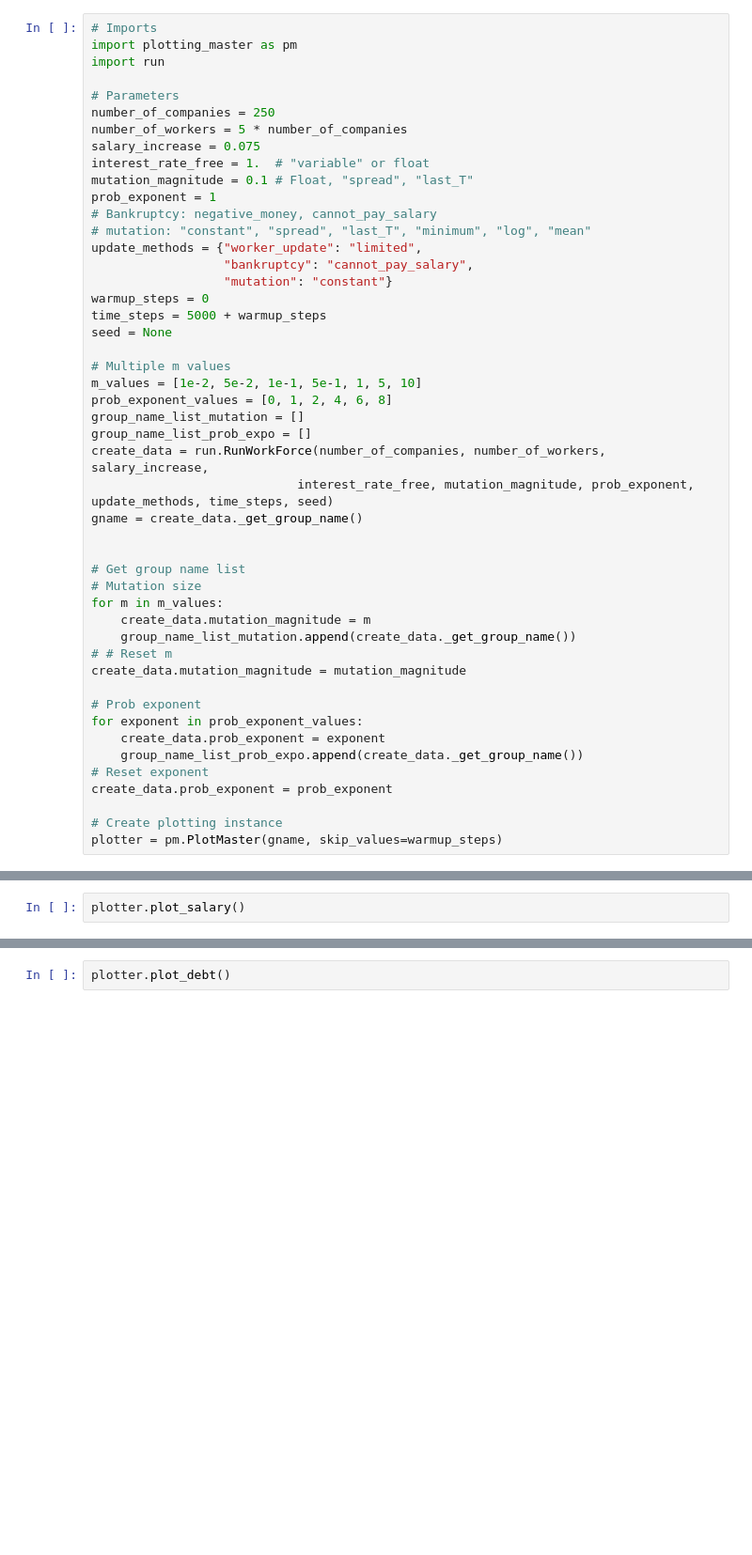
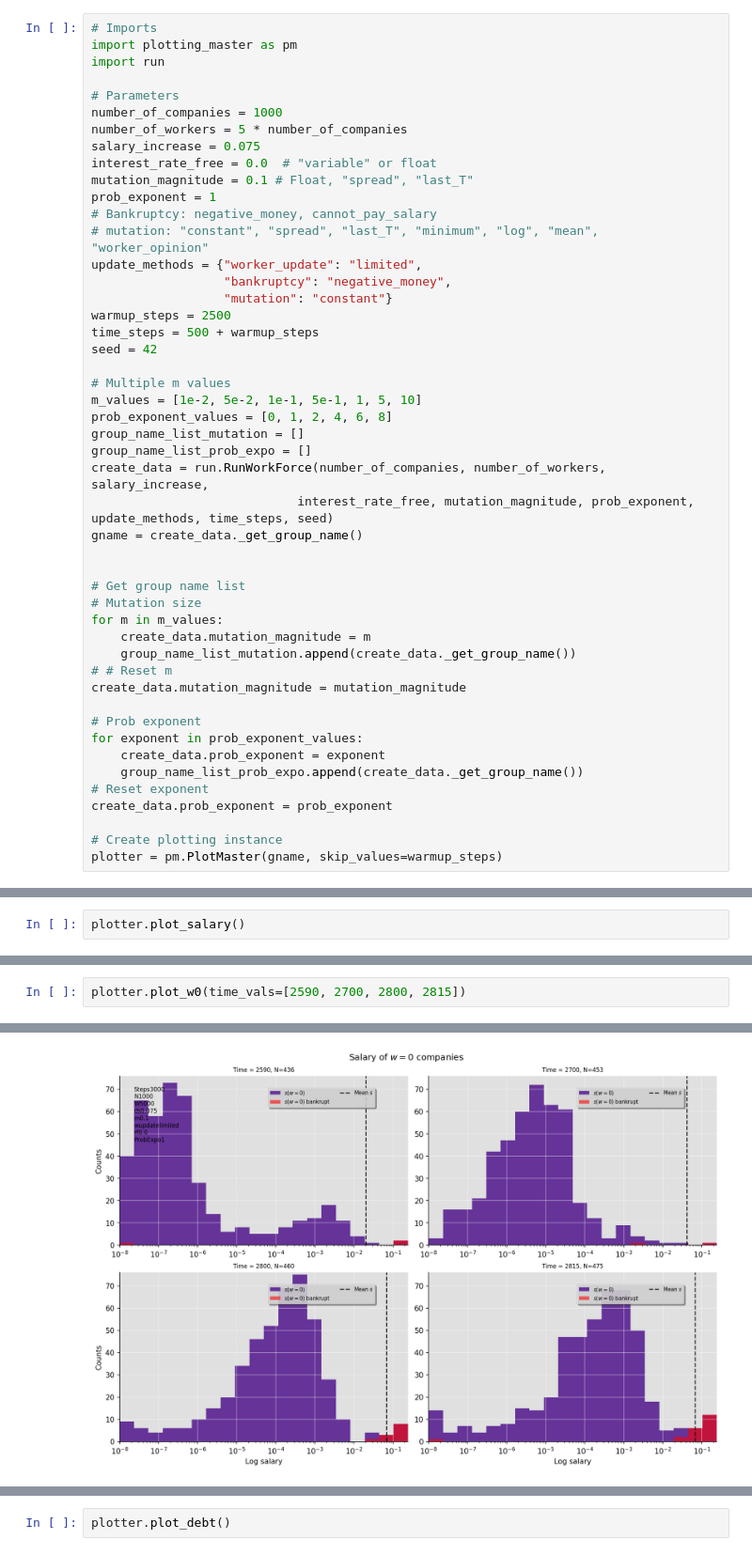
Before and after one commit to 2BeAsh/masters_project, a Jupyter notebook: code/models/common/run_plotting.ipynb, the cells around one changed output, grey strips where cells are left out. Shown at 94% size. Drawn from its saved outputs; the diff is of its cells as text; blank space fills up the shorter version.

```diff
--- a/code/models/common/run_plotting.ipynb
+++ b/code/models/common/run_plotting.ipynb
@@ -4,20 +4,20 @@ import plotting_master as pm
 import run
 
 # Parameters
-number_of_companies = 250
+number_of_companies = 1000
 number_of_workers = 5 * number_of_companies
 salary_increase = 0.075
-interest_rate_free = 1.  # "variable" or float
+interest_rate_free = 0.0  # "variable" or float
 mutation_magnitude = 0.1 # Float, "spread", "last_T"
 prob_exponent = 1
 # Bankruptcy: negative_money, cannot_pay_salary
-# mutation: "constant", "spread", "last_T", "minimum", "log", "mean"
+# mutation: "constant", "spread", "last_T", "minimum", "log", "mean", "worker_opinion"
 update_methods = {"worker_update": "limited",
-                  "bankruptcy": "cannot_pay_salary",
+                  "bankruptcy": "negative_money",
                   "mutation": "constant"}
-warmup_steps = 0
-time_steps = 5000 + warmup_steps
-seed = None
+warmup_steps = 2500
+time_steps = 500 + warmup_steps
+seed = 42
 
 # Multiple m values
 m_values = [1e-2, 5e-2, 1e-1, 5e-1, 1, 5, 10]
@@ -74,0 +75,3 @@ plotter.plot_salary()
+# %%
+plotter.plot_w0(time_vals=[2590, 2700, 2800, 2815])
+# %% [output]
@@ -74,0 +82 @@ plotter.plot_salary()
+[figure, added]
```
Also changed, not shown: parts of 8 cells of this notebook.
